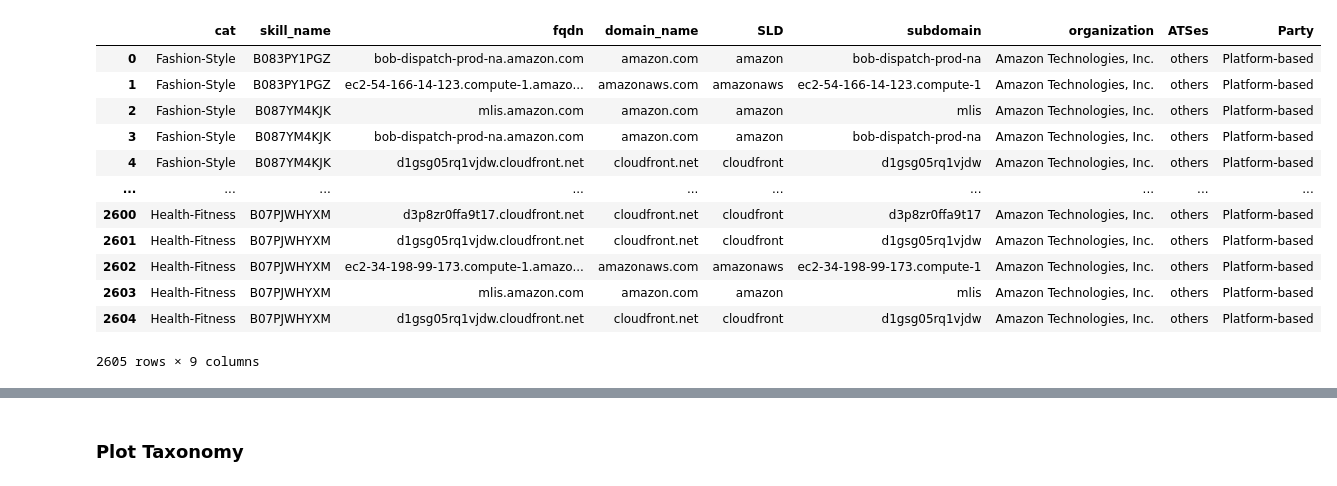
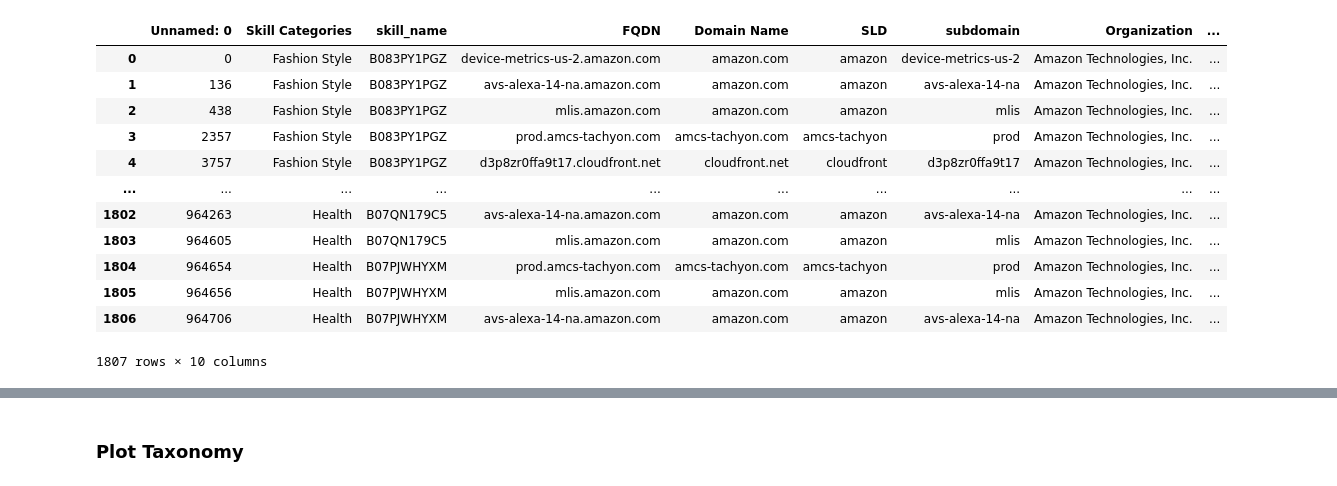
Before and after one commit to pooneh-nb/voice_assistance, a Jupyter notebook: NetworkAnalysis/post_processing/Visualization.ipynb, the cells around one changed output, grey strips where cells are left out. Cells and saved outputs as stored; diff of their text form; code cells hidden in the pictures.

```diff
--- a/NetworkAnalysis/post_processing/Visualization.ipynb
+++ b/NetworkAnalysis/post_processing/Visualization.ipynb
@@ -6,18 +8,18 @@ import pandas as pd
 # %%
-df = pd.read_csv("/home/c2/alexa/source/voice-assistant-central/NetworkAnalysis/data/report.csv")
-del df['Unnamed: 0']
+df = pd.read_csv("/home/c2/alexa/source/voice-assistant-central/NetworkAnalysis/data/report_unique_0307.csv")
+dict_fqdn = utilities.read_json("/home/c2/alexa/source/voice-assistant-central/NetworkAnalysis/data/dict_fqdns_0307.json")
 df
 # %% [output]
-|  | cat | skill_name | fqdn | domain_name | SLD | subdomain | organization | ATSes | Party |
-| 0 | Fashion-Style | B083PY1PGZ | bob-dispatch-prod-na.amazon.com | amazon.com | amazon | bob-dispatch-prod-na | Amazon Technologies, Inc. | others | Platform-based |
-| 1 | Fashion-Style | B083PY1PGZ | ec2-54-166-14-123.compute-1.amazo... | amazonaws.com | amazonaws | ec2-54-166-14-123.compute-1 | Amazon Technologies, Inc. | others | Platform-based |
-| 2 | Fashion-Style | B087YM4KJK | mlis.amazon.com | amazon.com | amazon | mlis | Amazon Technologies, Inc. | others | Platform-based |
-| 3 | Fashion-Style | B087YM4KJK | bob-dispatch-prod-na.amazon.com | amazon.com | amazon | bob-dispatch-prod-na | Amazon Technologies, Inc. | others | Platform-based |
-| 4 | Fashion-Style | B087YM4KJK | d1gsg05rq1vjdw.cloudfront.net | cloudfront.net | cloudfront | d1gsg05rq1vjdw | Amazon Technologies, Inc. | others | Platform-based |
+|  | Unnamed: 0 | Skill Categories | skill_name | FQDN | Domain Name | SLD | subdomain | Organization | ... |
+| 0 | 0 | Fashion Style | B083PY1PGZ | device-metrics-us-2.amazon.com | amazon.com | amazon | device-metrics-us-2 | Amazon Technologies, Inc. | ... |
+| 1 | 136 | Fashion Style | B083PY1PGZ | avs-alexa-14-na.amazon.com | amazon.com | amazon | avs-alexa-14-na | Amazon Technologies, Inc. | ... |
+| 2 | 438 | Fashion Style | B083PY1PGZ | mlis.amazon.com | amazon.com | amazon | mlis | Amazon Technologies, Inc. | ... |
+| 3 | 2357 | Fashion Style | B083PY1PGZ | prod.amcs-tachyon.com | amcs-tachyon.com | amcs-tachyon | prod | Amazon Technologies, Inc. | ... |
+| 4 | 3757 | Fashion Style | B083PY1PGZ | d3p8zr0ffa9t17.cloudfront.net | cloudfront.net | cloudfront | d3p8zr0ffa9t17 | Amazon Technologies, Inc. | ... |
 | ... | ... | ... | ... | ... | ... | ... | ... | ... | ... |
-| 2600 | Health-Fitness | B07PJWHYXM | d3p8zr0ffa9t17.cloudfront.net | cloudfront.net | cloudfront | d3p8zr0ffa9t17 | Amazon Technologies, Inc. | others | Platform-based |
-| 2601 | Health-Fitness | B07PJWHYXM | d1gsg05rq1vjdw.cloudfront.net | cloudfront.net | cloudfront | d1gsg05rq1vjdw | Amazon Technologies, Inc. | others | Platform-based |
-| 2602 | Health-Fitness | B07PJWHYXM | ec2-34-198-99-173.compute-1.amazo... | amazonaws.com | amazonaws | ec2-34-198-99-173.compute-1 | Amazon Technologies, Inc. | others | Platform-based |
-| 2603 | Health-Fitness | B07PJWHYXM | mlis.amazon.com | amazon.com | amazon | mlis | Amazon Technologies, Inc. | others | Platform-based |
-| 2604 | Health-Fitness | B07PJWHYXM | d1gsg05rq1vjdw.cloudfront.net | cloudfront.net | cloudfront | d1gsg05rq1vjdw | Amazon Technologies, Inc. | others | Platform-based |
+| 1802 | 964263 | Health | B07QN179C5 | avs-alexa-14-na.amazon.com | amazon.com | amazon | avs-alexa-14-na | Amazon Technologies, Inc. | ... |
+| 1803 | 964605 | Health | B07QN179C5 | mlis.amazon.com | amazon.com | amazon | mlis | Amazon Technologies, Inc. | ... |
+| 1804 | 964654 | Health | B07PJWHYXM | prod.amcs-tachyon.com | amcs-tachyon.com | amcs-tachyon | prod | Amazon Technologies, Inc. | ... |
+| 1805 | 964656 | Health | B07PJWHYXM | mlis.amazon.com | amazon.com | amazon | mlis | Amazon Technologies, Inc. | ... |
+| 1806 | 964706 | Health | B07PJWHYXM | avs-alexa-14-na.amazon.com | amazon.com | amazon | avs-alexa-14-na | Amazon Technologies, Inc. | ... |
-2605 rows × 9 columns
+1807 rows × 10 columns
```
Also changed, not shown: parts of 23 cells of this notebook, 26 other files.
